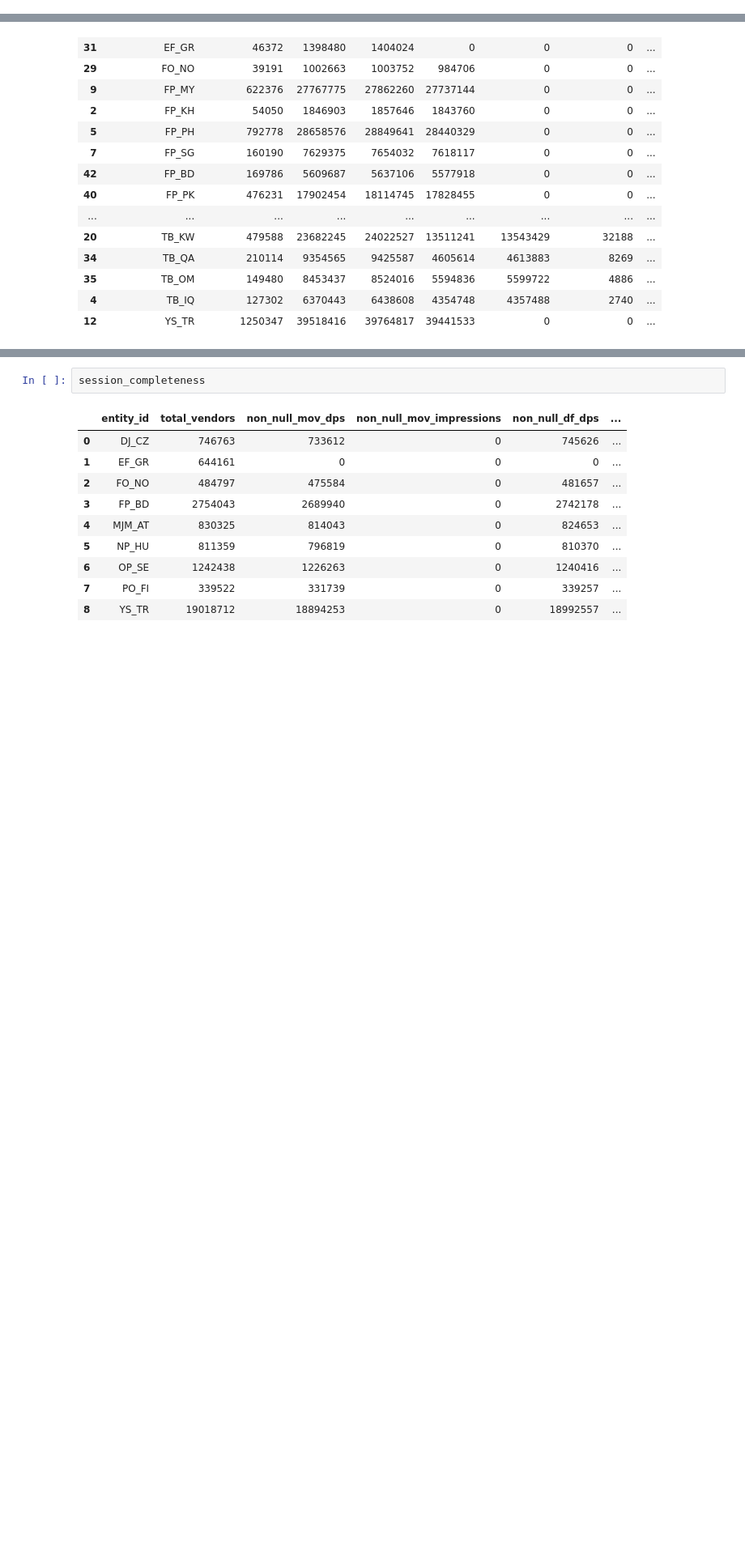
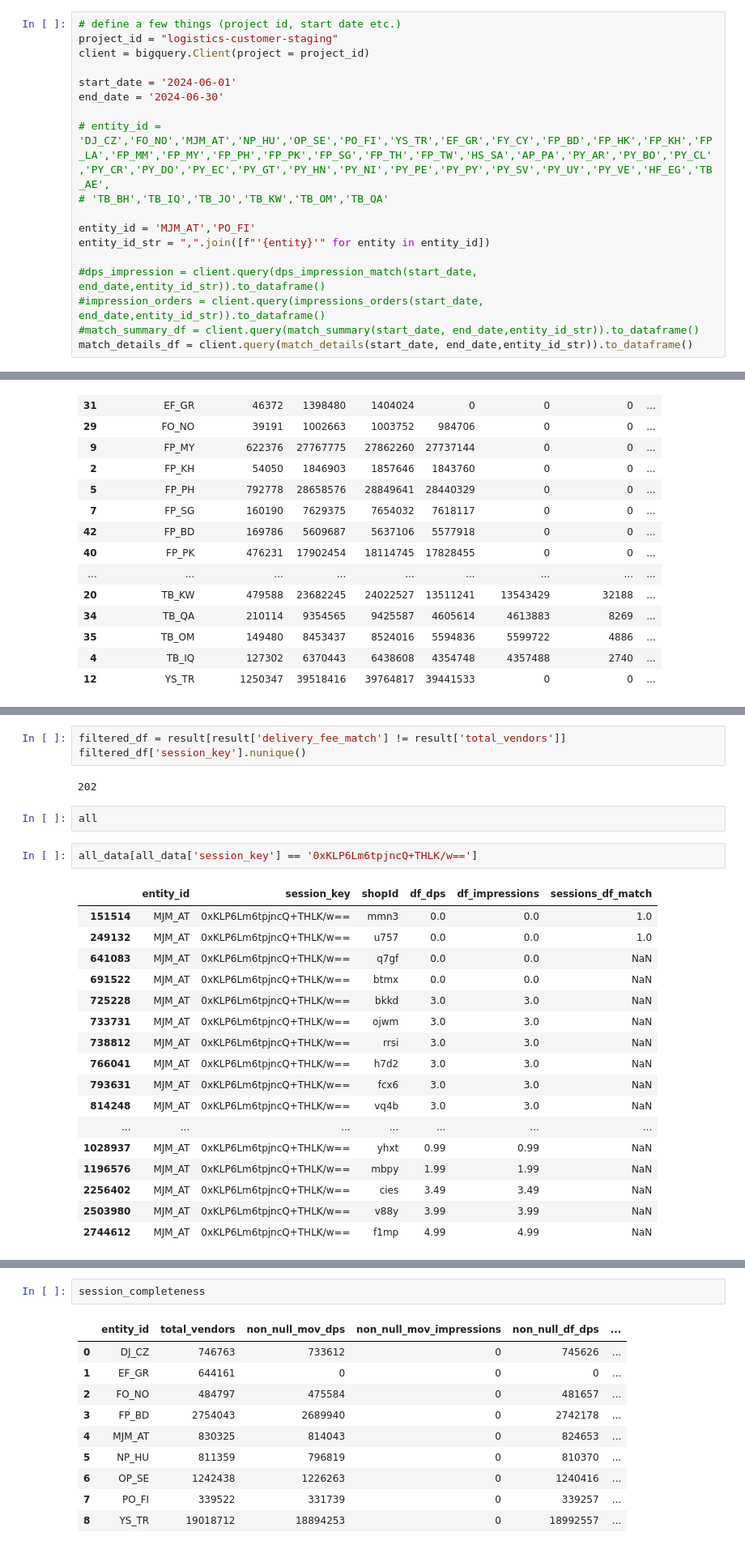
Before and after one commit to shazebasad-dh/https---github.com-deliveryhero-global_pricing, a Jupyter notebook: team/Shazeb/Impressions_data/data_quality_check.ipynb, the cells around one changed output, grey strips where cells are left out. Shown at 81% size. Saved outputs shown, nothing was run; the diff lists cells and outputs as text; blank space fills up the shorter version.

```diff
--- a/team/Shazeb/Impressions_data/data_quality_check.ipynb
+++ b/team/Shazeb/Impressions_data/data_quality_check.ipynb
@@ -39,0 +459,18 @@ import db_dtypes
+# %%
+# define a few things (project id, start date etc.)
+project_id = "logistics-customer-staging"
+client = bigquery.Client(project = project_id)
+
+start_date = '2024-06-01'
+end_date = '2024-06-30'
+
+# entity_id = 'DJ_CZ','FO_NO','MJM_AT','NP_HU','OP_SE','PO_FI','YS_TR','EF_GR','FY_CY','FP_BD','FP_HK','FP_KH','FP_LA','FP_MM','FP_MY','FP_PH','FP_PK','FP_SG','FP_TH','FP_TW','HS_SA','AP_PA','PY_AR','PY_BO','PY_CL','PY_CR','PY_DO','PY_EC','PY_GT','PY_HN','PY_NI','PY_PE','PY_PY','PY_SV','PY_UY','PY_VE','HF_EG','TB_AE',
+# 'TB_BH','TB_IQ','TB_JO','TB_KW','TB_OM','TB_QA'
+
+entity_id = 'MJM_AT','PO_FI'
+entity_id_str = ",".join([f"'{entity}'" for entity in entity_id])
+
+#dps_impression = client.query(dps_impression_match(start_date, end_date,entity_id_str)).to_dataframe()
+#impression_orders = client.query(impressions_orders(start_date, end_date,entity_id_str)).to_dataframe()
+#match_summary_df = client.query(match_summary(start_date, end_date,entity_id_str)).to_dataframe()
+match_details_df = client.query(match_details(start_date, end_date,entity_id_str)).to_dataframe()
@@ -626,0 +1279,27 @@ all_data[all_data['df_match'] > 0]
+# %%
+filtered_df = result[result['delivery_fee_match'] != result['total_vendors']]
+filtered_df['session_key'].nunique()
+# %% [output]
+202
+# %%
+all
+# %%
+all_data[all_data['session_key'] == '0xKLP6Lm6tpjncQ+THLK/w==']
+# %% [output]
+|  | entity_id | session_key | shopId | df_dps | df_impressions | sessions_df_match |
+| 151514 | MJM_AT | 0xKLP6Lm6tpjncQ+THLK/w== | mmn3 | 0.0 | 0.0 | 1.0 |
+| 249132 | MJM_AT | 0xKLP6Lm6tpjncQ+THLK/w== | u757 | 0.0 | 0.0 | 1.0 |
+| 641083 | MJM_AT | 0xKLP6Lm6tpjncQ+THLK/w== | q7gf | 0.0 | 0.0 | NaN |
+| 691522 | MJM_AT | 0xKLP6Lm6tpjncQ+THLK/w== | btmx | 0.0 | 0.0 | NaN |
+| 725228 | MJM_AT | 0xKLP6Lm6tpjncQ+THLK/w== | bkkd | 3.0 | 3.0 | NaN |
+| 733731 | MJM_AT | 0xKLP6Lm6tpjncQ+THLK/w== | ojwm | 3.0 | 3.0 | NaN |
+| 738812 | MJM_AT | 0xKLP6Lm6tpjncQ+THLK/w== | rrsi | 3.0 | 3.0 | NaN |
+| 766041 | MJM_AT | 0xKLP6Lm6tpjncQ+THLK/w== | h7d2 | 3.0 | 3.0 | NaN |
+| 793631 | MJM_AT | 0xKLP6Lm6tpjncQ+THLK/w== | fcx6 | 3.0 | 3.0 | NaN |
+| 814248 | MJM_AT | 0xKLP6Lm6tpjncQ+THLK/w== | vq4b | 3.0 | 3.0 | NaN |
+| ... | ... | ... | ... | ... | ... | ... |
+| 1028937 | MJM_AT | 0xKLP6Lm6tpjncQ+THLK/w== | yhxt | 0.99 | 0.99 | NaN |
+| 1196576 | MJM_AT | 0xKLP6Lm6tpjncQ+THLK/w== | mbpy | 1.99 | 1.99 | NaN |
+| 2256402 | MJM_AT | 0xKLP6Lm6tpjncQ+THLK/w== | cies | 3.49 | 3.49 | NaN |
+| 2503980 | MJM_AT | 0xKLP6Lm6tpjncQ+THLK/w== | v88y | 3.99 | 3.99 | NaN |
+| 2744612 | MJM_AT | 0xKLP6Lm6tpjncQ+THLK/w== | f1mp | 4.99 | 4.99 | NaN |
```
Also changed, not shown: parts of 18 cells of this notebook, 1 other file.
